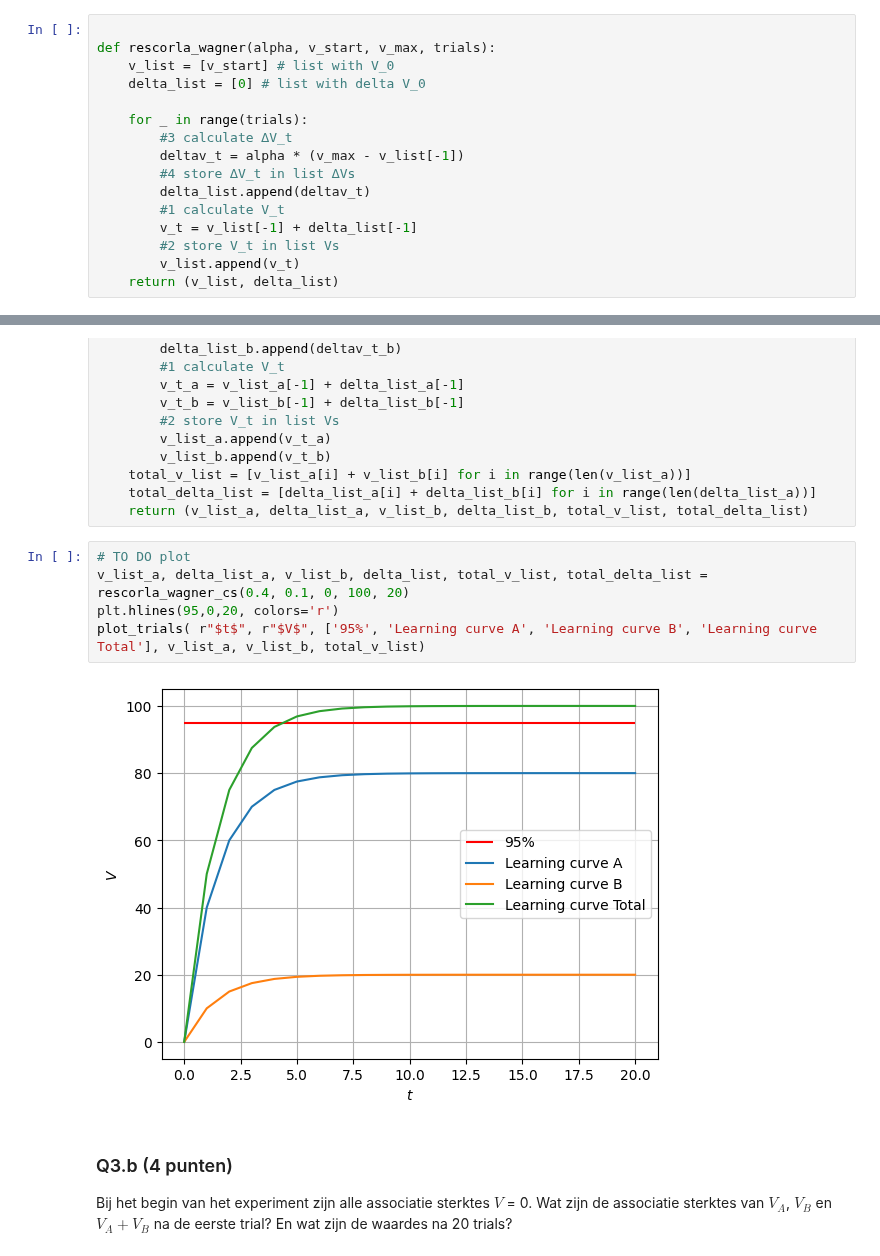
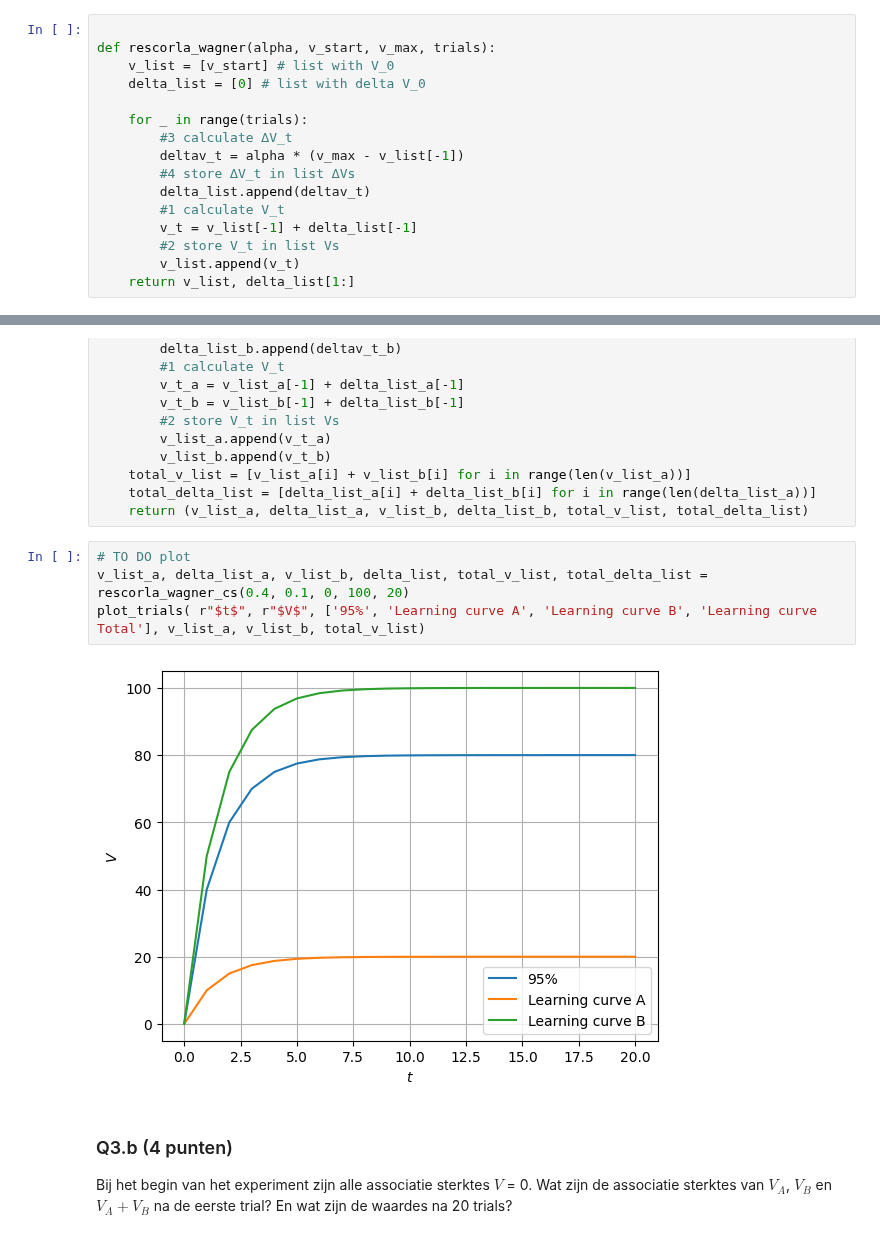
Before and after one commit to YorbenKoolhaas/cogmod, a Jupyter notebook: hw1/Assignment_1.ipynb, the cells around one changed output, grey strips where cells are left out. Saved outputs shown, nothing was run; the diff lists cells and outputs as text.

```diff
--- a/hw1/Assignment_1.ipynb
+++ b/hw1/Assignment_1.ipynb
@@ -96,7 +96,7 @@ def rescorla_wagner(alpha, v_start, v_max, trials):
         v_t = v_list[-1] + delta_list[-1]
         #2 store V_t in list Vs
         v_list.append(v_t)
-    return (v_list, delta_list)
+    return v_list, delta_list[1:]
 # %% [markdown]
 ### Q1.c (3 punten)
 
@@ -281,10 +283,9 @@ def rescorla_wagner_cs(alpha_a, alpha_b, v_start, v_max, trials):
 # %%
 # TO DO plot
 v_list_a, delta_list_a, v_list_b, delta_list, total_v_list, total_delta_list = rescorla_wagner_cs(0.4, 0.1, 0, 100, 20)
-plt.hlines(95,0,20, colors='r')
 plot_trials( r"$t$", r"$V$", ['95%', 'Learning curve A', 'Learning curve B', 'Learning curve Total'], v_list_a, v_list_b, total_v_list)
 # %% [output]
-[figure, old version]
+[figure, new version]
 # %% [markdown]
 ### Q3.b (4 punten)
 
```
Also changed, not shown: parts of 21 cells of this notebook.
